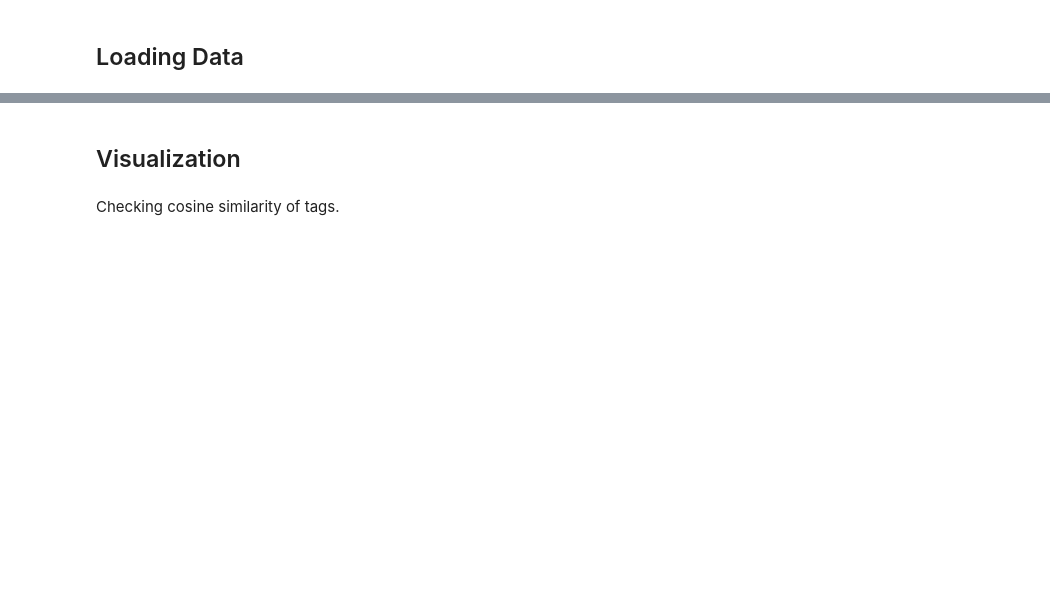
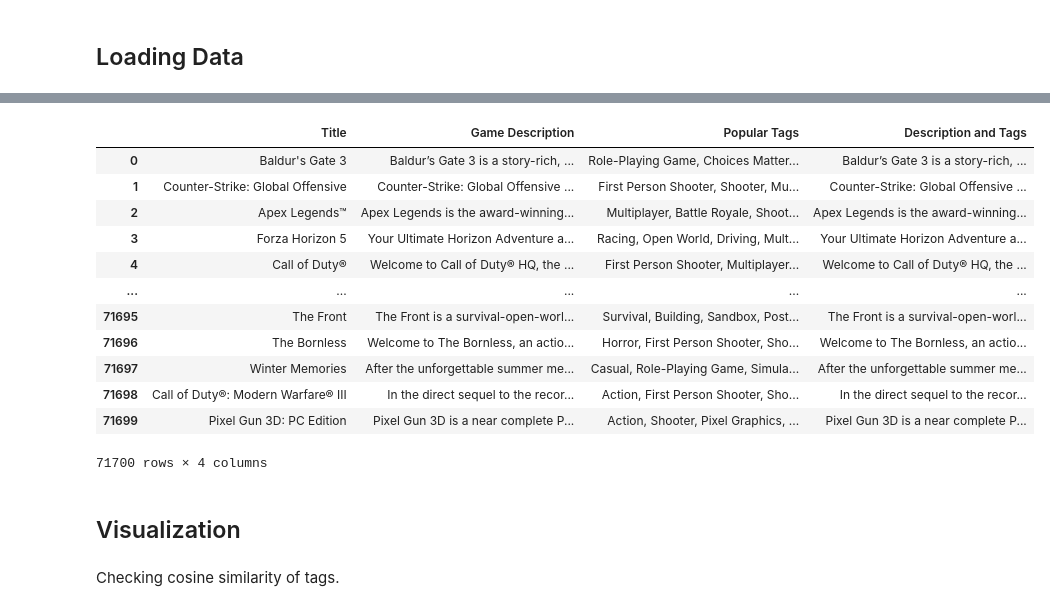
Before and after one commit to hnguyentran03/game-embeddings, a Jupyter notebook: steam_desc.ipynb, the cells around one changed output, grey strips where cells are left out. Cells and saved outputs as stored; diff of their text form; code cells hidden in the pictures; blank space fills up the shorter version.

```diff
--- a/steam_desc.ipynb
+++ b/steam_desc.ipynb
@@ -28,7 +32,7 @@ game_df.head(5)
 game_df.drop_duplicates("Title", inplace=True)
 game_df["Game Description"] = game_df["Game Description"].astype(str)
 
-sample_descriptions = game_df[["Title", "Game Description", "Popular Tags"]].head(100).reset_index()
+descriptions = game_df[["Title", "Game Description", "Popular Tags"]]
 # %%
 def deacronym(tags):
     new_tags = []
@@ -58,7 +62,7 @@ def deacronym(tags):
 from ast import literal_eval
 
 # Combines descriptions and tags for each game
-for idx, (tag, desc) in enumerate(zip(sample_descriptions["Popular Tags"], sample_descriptions["Game Description"])):
+for idx, (tag, desc) in enumerate(zip(descriptions["Popular Tags"], descriptions["Game Description"])):
     tag = deacronym(literal_eval(tag))
     if "Free to Play" in tag:
         tag.remove("Free to Play")
@@ -71,5 +75,5 @@ for idx, (tag, desc) in enumerate(zip(sample_descriptions["Popular Tags"], sampl
 
     tag = ", ".join(tag[:7])
 
-    sample_descriptions.loc[idx, "Popular Tags"] = tag
-    sample_descriptions.loc[idx, "Description and Tags"] = desc + " " + tag
+    descriptions.loc[idx, "Popular Tags"] = tag
+    descriptions.loc[idx, "Description and Tags"] = desc + " " + tag
@@ -97 +86,18 @@ sample_descriptions
+# %%
+pd.set_option('display.max_colwidth', None)
+descriptions
+# %% [output]
+|  | Title | Game Description | Popular Tags | Description and Tags |
+| 0 | Baldur's Gate 3 | Baldur’s Gate 3 is a story-rich, ... | Role-Playing Game, Choices Matter... | Baldur’s Gate 3 is a story-rich, ... |
+| 1 | Counter-Strike: Global Offensive | Counter-Strike: Global Offensive ... | First Person Shooter, Shooter, Mu... | Counter-Strike: Global Offensive ... |
+| 2 | Apex Legends™ | Apex Legends is the award-winning... | Multiplayer, Battle Royale, Shoot... | Apex Legends is the award-winning... |
+| 3 | Forza Horizon 5 | Your Ultimate Horizon Adventure a... | Racing, Open World, Driving, Mult... | Your Ultimate Horizon Adventure a... |
+| 4 | Call of Duty® | Welcome to Call of Duty® HQ, the ... | First Person Shooter, Multiplayer... | Welcome to Call of Duty® HQ, the ... |
+| ... | ... | ... | ... | ... |
+| 71695 | The Front | The Front is a survival-open-worl... | Survival, Building, Sandbox, Post... | The Front is a survival-open-worl... |
+| 71696 | The Bornless | Welcome to The Bornless, an actio... | Horror, First Person Shooter, Sho... | Welcome to The Bornless, an actio... |
+| 71697 | Winter Memories | After the unforgettable summer me... | Casual, Role-Playing Game, Simula... | After the unforgettable summer me... |
+| 71698 | Call of Duty®: Modern Warfare® III | In the direct sequel to the recor... | Action, First Person Shooter, Sho... | In the direct sequel to the recor... |
+| 71699 | Pixel Gun 3D: PC Edition | Pixel Gun 3D is a near complete P... | Action, Shooter, Pixel Graphics, ... | Pixel Gun 3D is a near complete P... |
+71700 rows × 4 columns
 # %%
```
Also changed, not shown: parts of 32 cells of this notebook, 1 other file.
